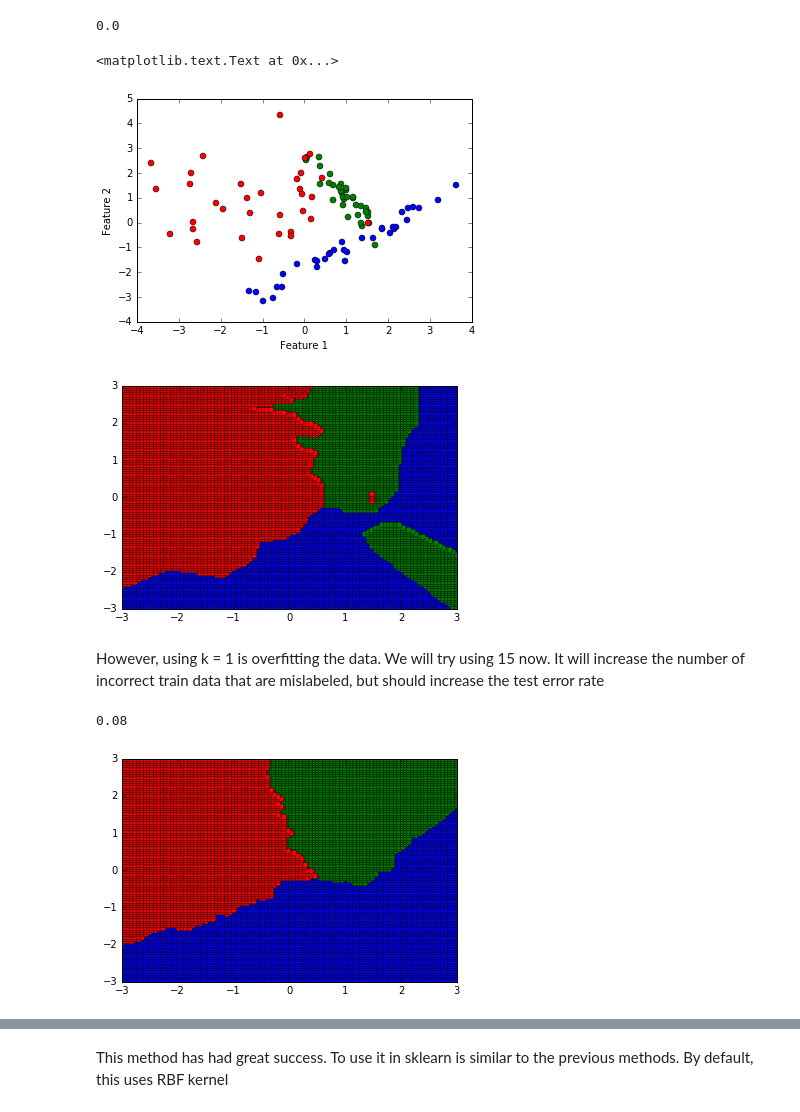
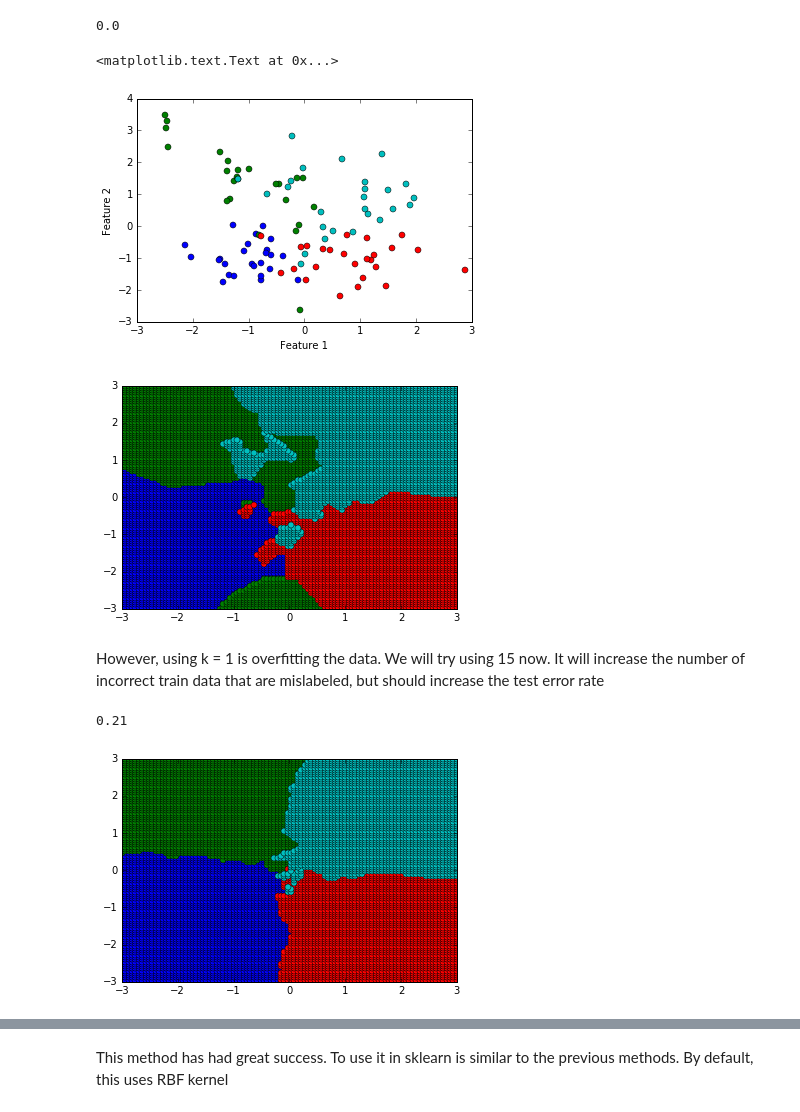
Before and after one commit to thehackerwithin/illinois, a Jupyter notebook: MachineLearning/scikit-learn/sklearn_overview.ipynb, the cells around one changed output, grey strips where cells are left out. Saved outputs shown, nothing was run; the diff lists cells and outputs as text; code cells hidden in the pictures.

```diff
--- a/MachineLearning/scikit-learn/sklearn_overview.ipynb
+++ b/MachineLearning/scikit-learn/sklearn_overview.ipynb
@@ -303,7 +303,7 @@ However, logistic regression becomes more complicated when there is more than 2
 # %%
 import sklearn.datasets
 # %%
-num_classes = 3
+num_classes = 4
 train, target = sklearn.datasets.make_classification(n_samples=100, n_features=2,
                                                      n_informative=2, n_redundant=0, n_repeated=0,
                                                      n_clusters_per_class=1, n_classes=num_classes)
@@ -368,6 +368,6 @@ points = np.column_stack((X,Y))
 
 pred = gnb_fit.predict(points)
 
-for i in range(3):
+for i in range(num_classes):
     plt.plot(points[pred==i][:,0],points[pred==i][:,1],'o')
 # %% [output]
@@ -398,14 +398,14 @@ plt.xlabel('Feature 1')
 plt.ylabel('Feature 2')
 # %% [output]
 <matplotlib.text.Text at 0x...>
-[figure, old version]
+[figure, new version]
 # %%
 pred = nbrs_fit.predict(points)
 
-for i in range(3):
+for i in range(num_classes):
     plt.plot(points[pred==i][:,0],points[pred==i][:,1],'o')
 # %% [output]
-[figure, old version]
+[figure, new version]
 # %% [markdown]
 However, using k = 1 is overfitting the data. We will try using 15 now.  It will increase the number of incorrect train data that are mislabeled, but should increase the test error rate
 # %%
@@ -419,11 +419,11 @@ print((nbrs_pred!=target).sum()/100.)
 
 pred = nbrs_fit.predict(points)
 
-for i in range(3):
+for i in range(num_classes):
     plt.plot(points[pred==i][:,0],points[pred==i][:,1],'o')
 # %% [output]
-0.08
+0.21
-[figure, old version]
+[figure, new version]
 # %% [markdown]
 While k nearest neighbors is a very powerful classifing algorithm, it suffers from dimensionality.  This method works great for the above example because we only have 2 features, but as the feature size increases to large numbers, the euclidean space increases by power law.
 
```
Also changed, not shown: parts of 11 cells of this notebook, 1 other file.
